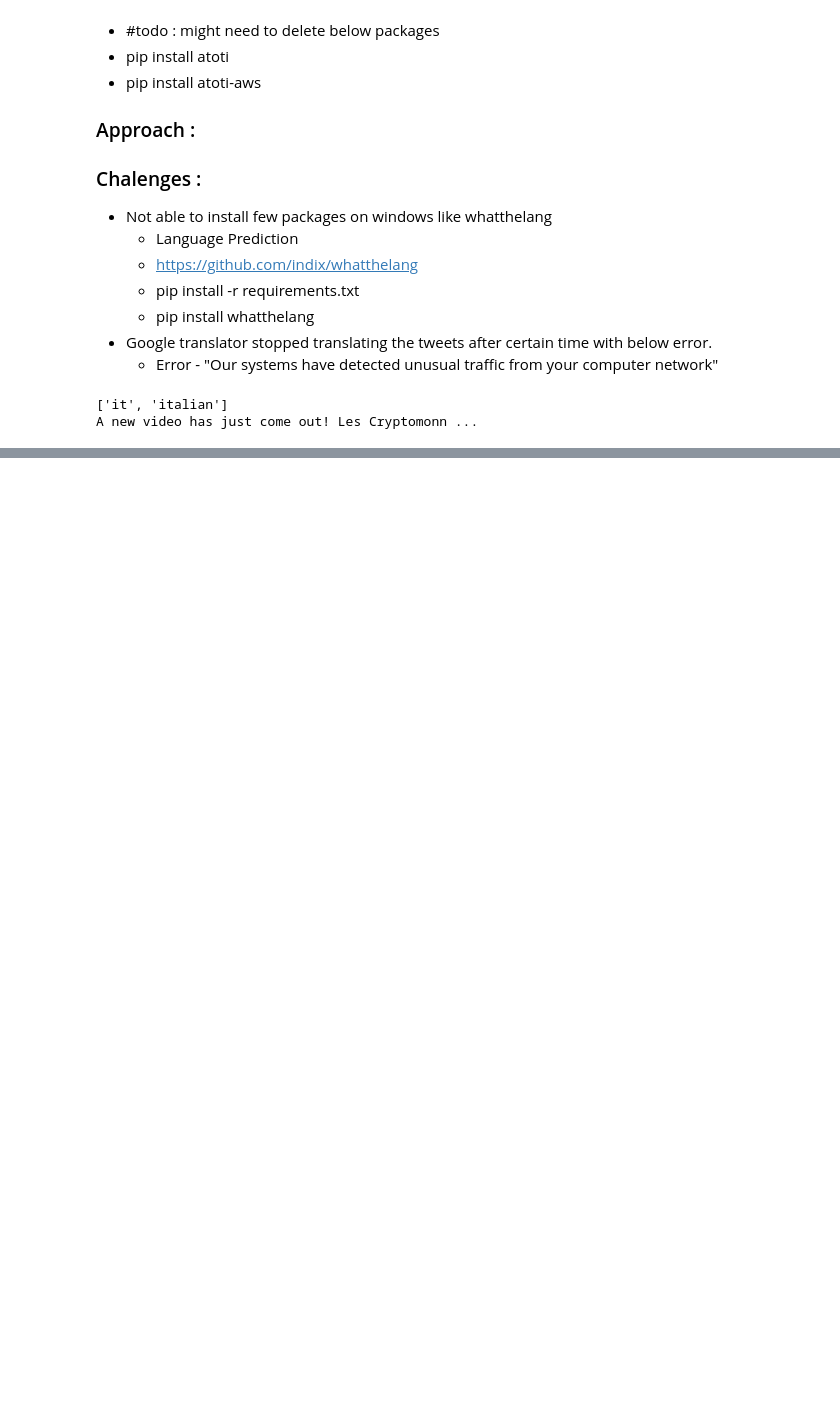
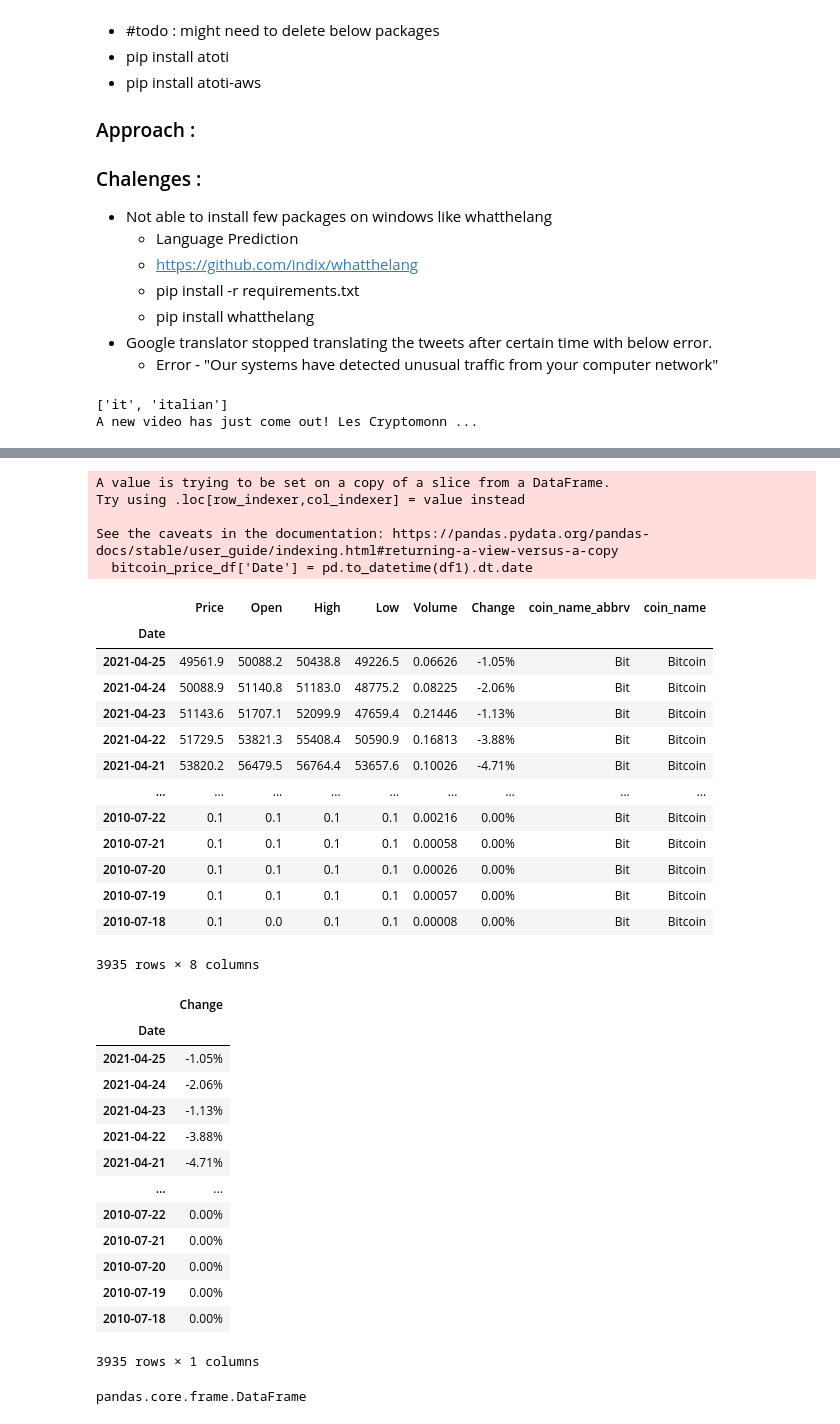
Before and after one commit to sachin376/learning-bigdata-project3-crypto_tweets_analysis, a Jupyter notebook: Project_crypto_tweets_analysis_v1.ipynb, the cells around one changed output, grey strips where cells are left out. Cells and saved outputs as stored; diff of their text form; code cells hidden in the pictures; blank space fills up the shorter version.

```diff
--- a/Project_crypto_tweets_analysis_v1.ipynb
+++ b/Project_crypto_tweets_analysis_v1.ipynb
@@ -299,0 +320,22 @@ processed_bitcoin_tweets_dataset_df.sample(10)
+# %%
+from pandas.tseries.offsets import BDay
+
+def filter_by_daterange(df):
+#     start_date = pd.to_datetime("2019-05-02", utc=True)
+#     end_date = pd.to_datetime("2019-05-27" , utc=True)
+    start_date = pd.to_datetime("2010-05-02").date()
+    end_date = pd.to_datetime("2021-05-11").date()
+    filtered_date_range = (df.index >= start_date) & (df.index <= end_date)
+#     mask = (df['timestamp'] > start_date) & (df['timestamp'] <= end_date)
+    df = df[filtered_date_range]
+    #Filter only Business day
+    is_business_day = BDay().is_on_offset
+#     match_series = pd.to_datetime(df['timestamp']).map(is_business_day)
+    filtered_business_days = pd.to_datetime(df.index).map(is_business_day)
+    df[filtered_business_days]
+    return df
+
+# Filter the dates between a range which is common to both dataframes - tweets dataframe and price dataframe
+processed_bitcoin_tweets_dataset_df = filter_by_daterange(processed_bitcoin_tweets_dataset_df)
+# processed_bitcoin_tweets_dataset_df = processed_bitcoin_tweets_dataset_df.sort_index()   -- no need to sort. that is just for verification and display purpose, if needed.
+processed_bitcoin_tweets_dataset_df
@@ -299,0 +395,55 @@ processed_bitcoin_tweets_dataset_df.sample(10)
+# %%
+bitcoin_price_df = big_frame.query("coin_name == 'Bitcoin'")
+# todo : remove warning.. ...
+df1 = bitcoin_price_df['Date']
+x2  = bitcoin_price_df.loc[:,['Date']]
+x2
+bitcoin_price_df['Date'] = pd.to_datetime(df1).dt.date
+# bitcoin_price_df['Date'] = pd.to_datetime(x2).dt.date
+# bitcoin_price_df['Date'] = pd.to_datetime(x2.stack())
+
+bitcoin_price_df = bitcoin_price_df.set_index(['Date'])
+display(bitcoin_price_df)
+# display(bitcoin_price_df.info())
+
+# Filter the dates between a range. This is common to both dataframes - tweets dataframe and price dataframe
+bitcoin_price_df = filter_by_daterange(bitcoin_price_df)
+bitcoin_price_df = bitcoin_price_df['Change'].to_frame()
+display(bitcoin_price_df)
+display(type(bitcoin_price_df))
+# display(bitcoin_price_df.info())
+# %% [output]
+A value is trying to be set on a copy of a slice from a DataFrame.
+Try using .loc[row_indexer,col_indexer] = value instead
+
+See the caveats in the documentation: https://pandas.pydata.org/pandas-docs/stable/user_guide/indexing.html#returning-a-view-versus-a-copy
+  bitcoin_price_df['Date'] = pd.to_datetime(df1).dt.date
+|  | Price | Open | High | Low | Volume | Change | coin_name_abbrv | coin_name |
+| Date |  |  |  |  |  |  |  |  |
+| 2021-04-25 | 49561.9 | 50088.2 | 50438.8 | 49226.5 | 0.06626 | -1.05% | Bit | Bitcoin |
+| 2021-04-24 | 50088.9 | 51140.8 | 51183.0 | 48775.2 | 0.08225 | -2.06% | Bit | Bitcoin |
+| 2021-04-23 | 51143.6 | 51707.1 | 52099.9 | 47659.4 | 0.21446 | -1.13% | Bit | Bitcoin |
+| 2021-04-22 | 51729.5 | 53821.3 | 55408.4 | 50590.9 | 0.16813 | -3.88% | Bit | Bitcoin |
+| 2021-04-21 | 53820.2 | 56479.5 | 56764.4 | 53657.6 | 0.10026 | -4.71% | Bit | Bitcoin |
+| ... | ... | ... | ... | ... | ... | ... | ... | ... |
+| 2010-07-22 | 0.1 | 0.1 | 0.1 | 0.1 | 0.00216 | 0.00% | Bit | Bitcoin |
+| 2010-07-21 | 0.1 | 0.1 | 0.1 | 0.1 | 0.00058 | 0.00% | Bit | Bitcoin |
+| 2010-07-20 | 0.1 | 0.1 | 0.1 | 0.1 | 0.00026 | 0.00% | Bit | Bitcoin |
+| 2010-07-19 | 0.1 | 0.1 | 0.1 | 0.1 | 0.00057 | 0.00% | Bit | Bitcoin |
+| 2010-07-18 | 0.1 | 0.0 | 0.1 | 0.1 | 0.00008 | 0.00% | Bit | Bitcoin |
+3935 rows × 8 columns
+|  | Change |
+| Date |  |
+| 2021-04-25 | -1.05% |
+| 2021-04-24 | -2.06% |
+| 2021-04-23 | -1.13% |
+| 2021-04-22 | -3.88% |
+| 2021-04-21 | -4.71% |
+| ... | ... |
+| 2010-07-22 | 0.00% |
+| 2010-07-21 | 0.00% |
+| 2010-07-20 | 0.00% |
+| 2010-07-19 | 0.00% |
+| 2010-07-18 | 0.00% |
+3935 rows × 1 columns
+pandas.core.frame.DataFrame
```
Also changed, not shown: parts of 10 cells of this notebook.
